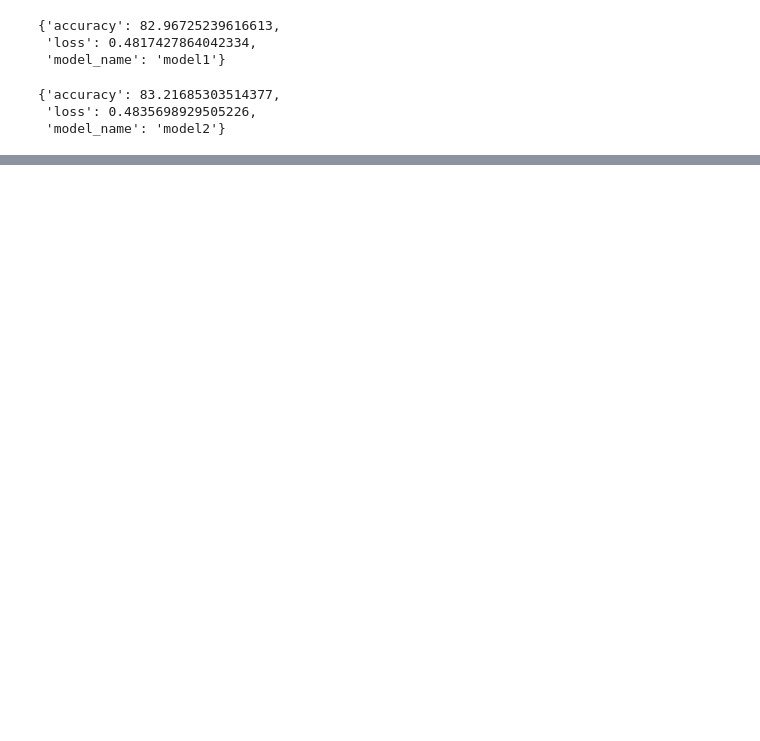
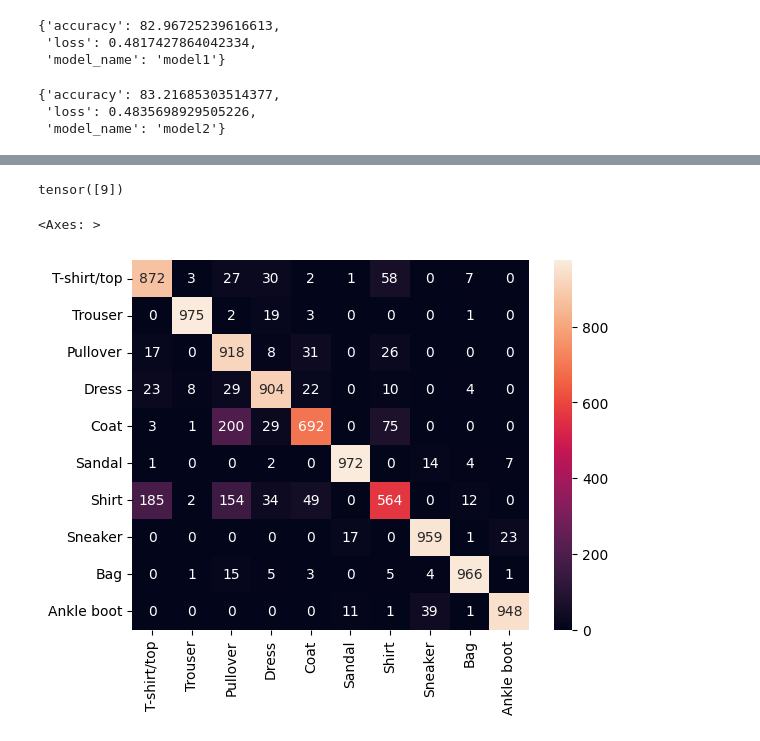
Before and after one commit to saivenkatreddy29/Pytorch-Learning, a Jupyter notebook: Pytorch_Computer_Vision.ipynb, the cells around one changed output, grey strips where cells are left out. Saved outputs shown, nothing was run; the diff lists cells and outputs as text; code cells hidden in the pictures; blank space fills up the shorter version.

```diff
--- a/Pytorch_Computer_Vision.ipynb
+++ b/Pytorch_Computer_Vision.ipynb
@@ -402,0 +634,14 @@ model0_results
+# %%
+model2.eval()
+y_preds = []
+y_true = []
+with torch.inference_mode():
+  for image, true_label in test_dataset:
+    y_logits = model2(image.unsqueeze(dim = 1))
+    y_predict = y_logits.argmax(dim = 1)
+    y_preds.append(y_predict)
+    y_true.append(true_label)
+# %%
+y_preds[0]
+# %% [output]
+tensor([9])
@@ -402,0 +650,8 @@ model0_results
+# %%
+mat = cm(y_true, y_preds)
+# %%
+import seaborn as sns
+sns.heatmap(mat, xticklabels= classes,fmt = 'd', yticklabels= classes, annot= True)
+# %% [output]
+<Axes: >
+[figure, added]
```
Also changed, not shown: parts of 35 cells of this notebook.
